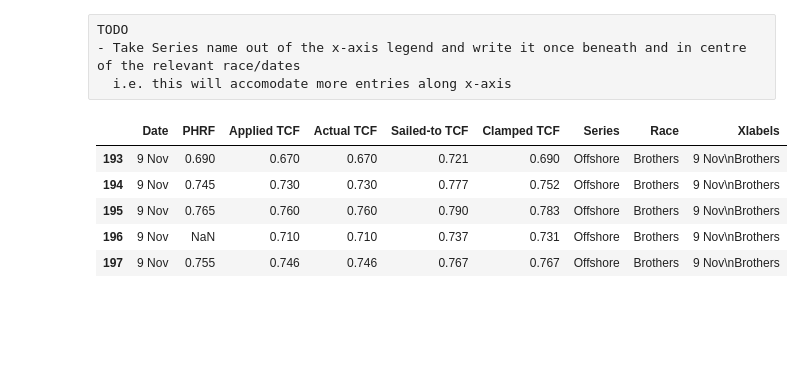
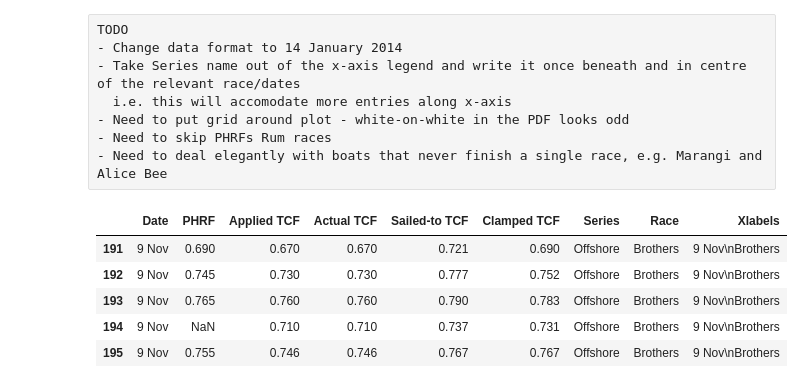
Before and after one commit to drphilbishop/RPNYC_race_analysis, a Jupyter notebook: plotTCFs.ipynb, the cells around one changed output. Cells and saved outputs as stored; diff of their text form; code cells hidden in the pictures; blank space fills up the shorter version.

```diff
--- a/plotTCFs.ipynb
+++ b/plotTCFs.ipynb
@@ -1,7 +1,11 @@
 # %% [raw]
 TODO
+- Change data format to 14 January 2014
 - Take Series name out of the x-axis legend and write it once beneath and in centre of the relevant race/dates
   i.e. this will accomodate more entries along x-axis
+- Need to put grid around plot - white-on-white in the PDF looks odd
+- Need to skip PHRFs Rum races
+- Need to deal elegantly with boats that never finish a single race, e.g. Marangi and Alice Bee
 # %%
 inputFile = 'AllTCFs.csv'
 handicap  = 'Offshore'
@@ -34,37 +51,38 @@ pd.set_option('display.multi_sparse', True)
 # %%
 # Read in the TCF data from a CSV file
 TCFdata = pd.read_csv(datapath+inputFile,sep=',',parse_dates=True,dayfirst=True)
 
 # Filter out all but the specified handicap type
 TCFdata = TCFdata[TCFdata['Handicap']==handicap]
 
 # Replace the nan's with zeroes
 TCFdata.fillna(value=0)
 
-# Get a unique list of boats from TCFdata
+# Get a unique list of boats from TCFdata and sort boats alphabetically
 boats = list(set(TCFdata['Boat name']))
 #boats = 'Wedgetail'
+boats.sort()
 
 # Rename some columns in TCFdata so that plot legends look prettier
 TCFdata.rename(columns={'TCFapplied': 'Applied TCF', 'TCFactual': 'Actual TCF', \
                         'TCFst': 'Sailed-to TCF',    'TCFclmp': 'Clamped TCF'}, inplace=True)
 
 # Figure out what the x-axis labels ought to be
 if handicap=='Championship' or handicap=='Fleet':
     TCFdata['Xlabels'] = TCFdata['Date'] + '\n' + TCFdata['Series'] + '\n' + TCFdata['Race']
 else:
     TCFdata['Xlabels'] = TCFdata['Date'] + '\n' + TCFdata['Race']
 
 # Select columns to pull out of TCFdata and put into boatData
 boatcols = ['Date','PHRF','Applied TCF','Actual TCF','Sailed-to TCF','Clamped TCF','Series','Race','Xlabels']
 TCFdata[boatcols].head(5)
 # %% [output]
 |  | Date | PHRF | Applied TCF | Actual TCF | Sailed-to TCF | Clamped TCF | Series | Race | Xlabels |
-| 193 | 9 Nov | 0.690 | 0.670 | 0.670 | 0.721 | 0.690 | Offshore | Brothers | 9 Nov\nBrothers |
-| 194 | 9 Nov | 0.745 | 0.730 | 0.730 | 0.777 | 0.752 | Offshore | Brothers | 9 Nov\nBrothers |
-| 195 | 9 Nov | 0.765 | 0.760 | 0.760 | 0.790 | 0.783 | Offshore | Brothers | 9 Nov\nBrothers |
-| 196 | 9 Nov | NaN | 0.710 | 0.710 | 0.737 | 0.731 | Offshore | Brothers | 9 Nov\nBrothers |
-| 197 | 9 Nov | 0.755 | 0.746 | 0.746 | 0.767 | 0.767 | Offshore | Brothers | 9 Nov\nBrothers |
+| 191 | 9 Nov | 0.690 | 0.670 | 0.670 | 0.721 | 0.690 | Offshore | Brothers | 9 Nov\nBrothers |
+| 192 | 9 Nov | 0.745 | 0.730 | 0.730 | 0.777 | 0.752 | Offshore | Brothers | 9 Nov\nBrothers |
+| 193 | 9 Nov | 0.765 | 0.760 | 0.760 | 0.790 | 0.783 | Offshore | Brothers | 9 Nov\nBrothers |
+| 194 | 9 Nov | NaN | 0.710 | 0.710 | 0.737 | 0.731 | Offshore | Brothers | 9 Nov\nBrothers |
+| 195 | 9 Nov | 0.755 | 0.746 | 0.746 | 0.767 | 0.767 | Offshore | Brothers | 9 Nov\nBrothers |
 # %%
 # Loop through boats and plot their PHRF, applied TCF, actual TCF, sailed-to TCF and clamped TCF
 
```
Also changed, not shown: parts of 4 cells of this notebook, 1 other file.
